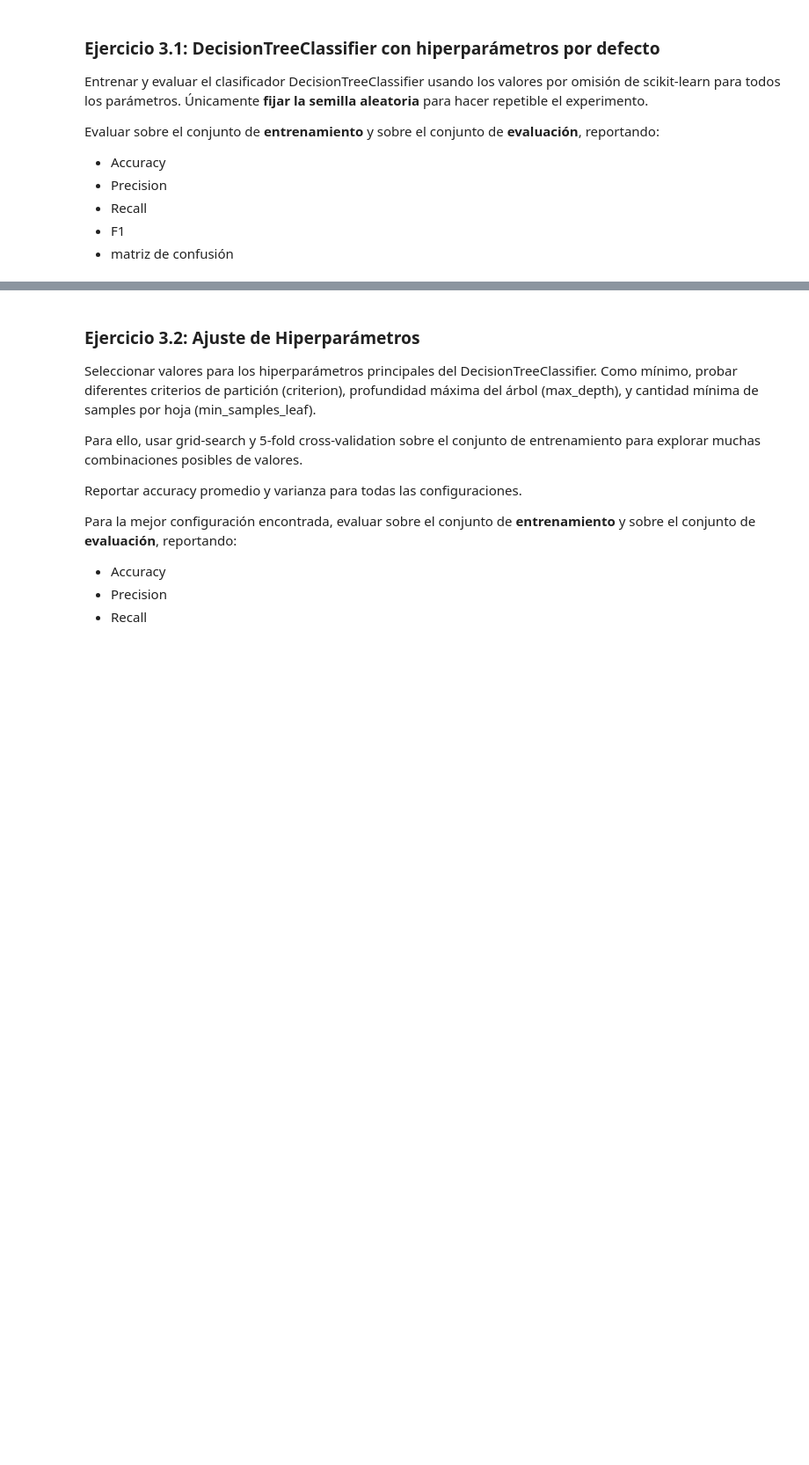
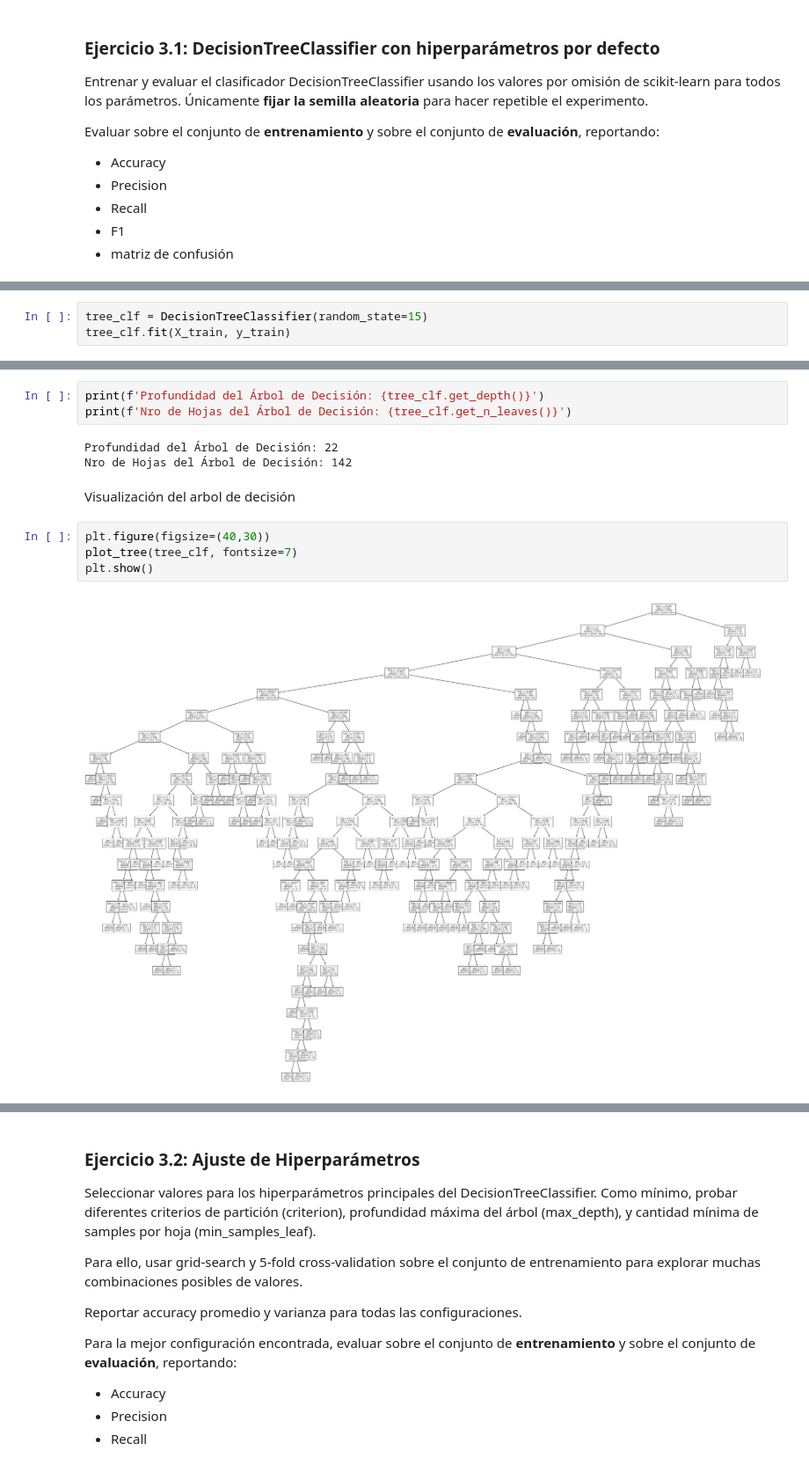
Before and after one commit to JIBarrionuevoGaltier/DiploDatos2021_Grupo_4, a Jupyter notebook: 03_IAA/Lab_2.ipynb, the cells around one changed output, grey strips where cells are left out. Shown at 88% size. Cells and saved outputs as stored; diff of their text form; blank space fills up the shorter version.

```diff
--- a/03_IAA/Lab_2.ipynb
+++ b/03_IAA/Lab_2.ipynb
@@ -405,0 +418,3 @@ print(classification_report(y_test, clf_predictions))
+# %%
+tree_clf = DecisionTreeClassifier(random_state=15)
+tree_clf.fit(X_train, y_train)
@@ -405,0 +440,14 @@ print(classification_report(y_test, clf_predictions))
+# %%
+print(f'Profundidad del Árbol de Decisión: {tree_clf.get_depth()}')
+print(f'Nro de Hojas del Árbol de Decisión: {tree_clf.get_n_leaves()}')
+# %% [output]
+Profundidad del Árbol de Decisión: 22
+Nro de Hojas del Árbol de Decisión: 142
+# %% [markdown]
+Visualización del arbol de decisión
+# %%
+plt.figure(figsize=(40,30))
+plot_tree(tree_clf, fontsize=7)
+plt.show()
+# %% [output]
+[figure, added]
```
Also changed, not shown: parts of 66 cells of this notebook.
